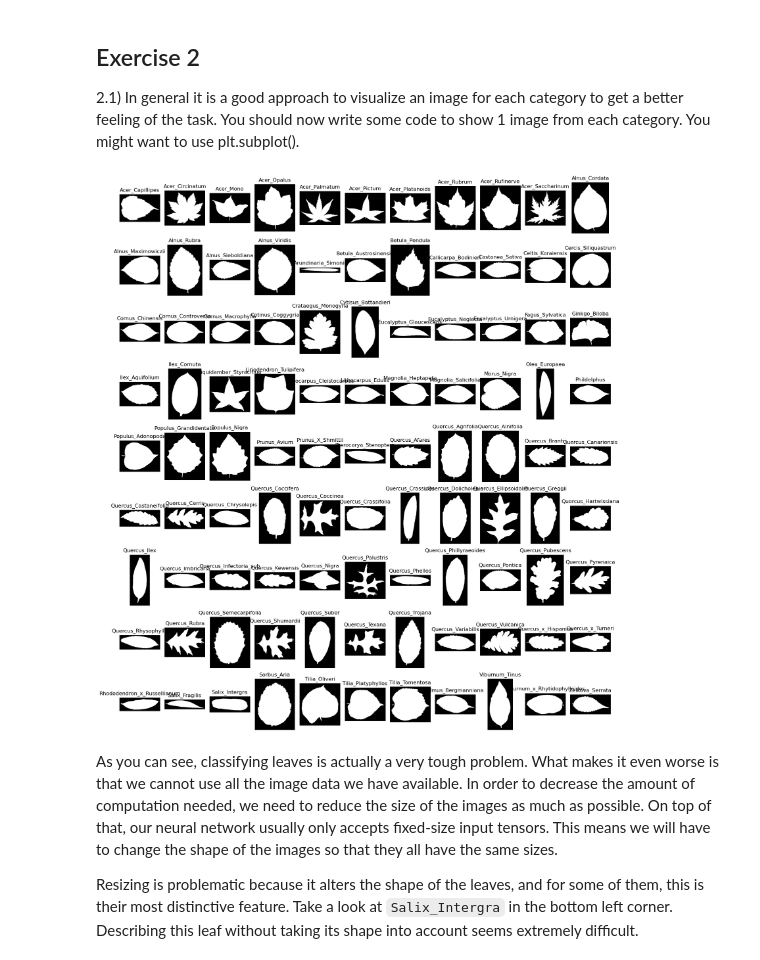
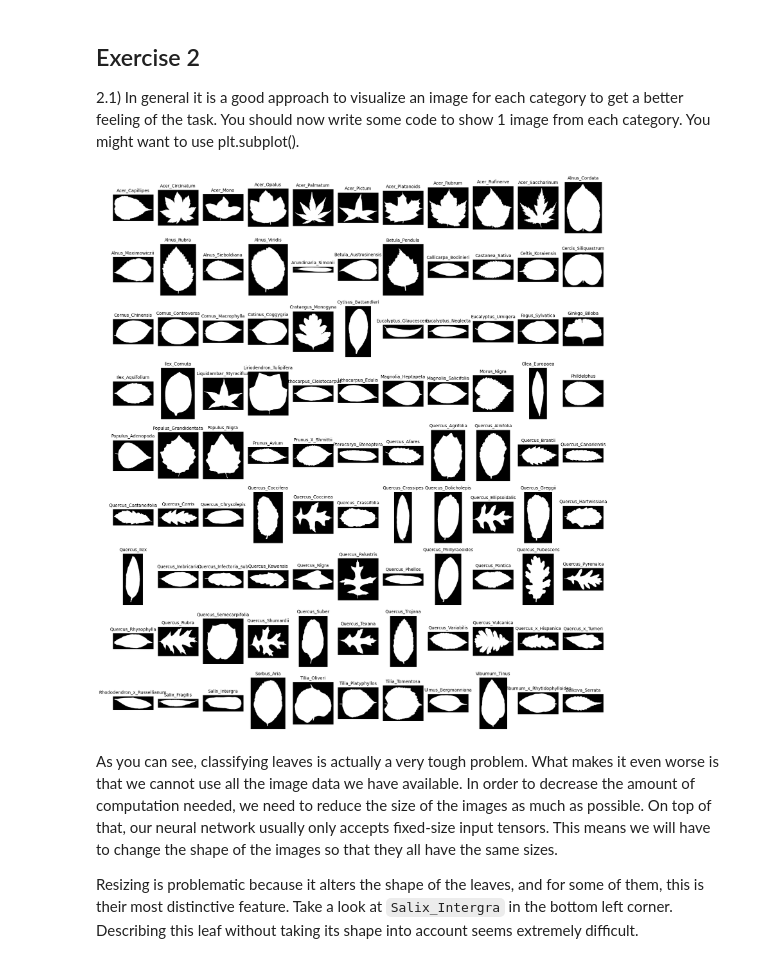
Before and after one commit to markus1573/Legeplads, a Jupyter notebook: Deep learning/02456-deep-learning-with-PyTorch/6_Mini_Project/6.1-EXE-Kaggle-Leaf-Challenge.ipynb, the cells around one changed output. Saved outputs shown, nothing was run; the diff lists cells and outputs as text; code cells hidden in the pictures.

```diff
--- a/Deep learning/02456-deep-learning-with-PyTorch/6_Mini_Project/6.1-EXE-Kaggle-Leaf-Challenge.ipynb
+++ b/Deep learning/02456-deep-learning-with-PyTorch/6_Mini_Project/6.1-EXE-Kaggle-Leaf-Challenge.ipynb
@@ -149,16 +142,16 @@ plt.show()
 # %%
 # Now plot 1 image from each category
 # Now plot 1 image from each category
 plt.figure(figsize=(16, 18),tight_layout=True)
 for i, idx in enumerate(indexes):
     plt.subplot(9, 11, i+1)  # Adjusted grid size to 9 rows and 11 columns
     image = imread(image_paths[idx], as_gray=True)
     plt.imshow(image, cmap='gray')
-    plt.title("%s" % (species[i]))
+    plt.title("%s" % (species[i]),loc = "center",fontsize=10)
     plt.axis('off')
 plt.show()
 # %% [output]
-[figure, old version]
+[figure, new version]
 # %% [markdown]
 As you can see, classifying leaves is actually a very tough problem.
 What makes it even worse is that we cannot use all the image data we have available.
```
Also changed, not shown: parts of 23 cells of this notebook, 2 other files.
